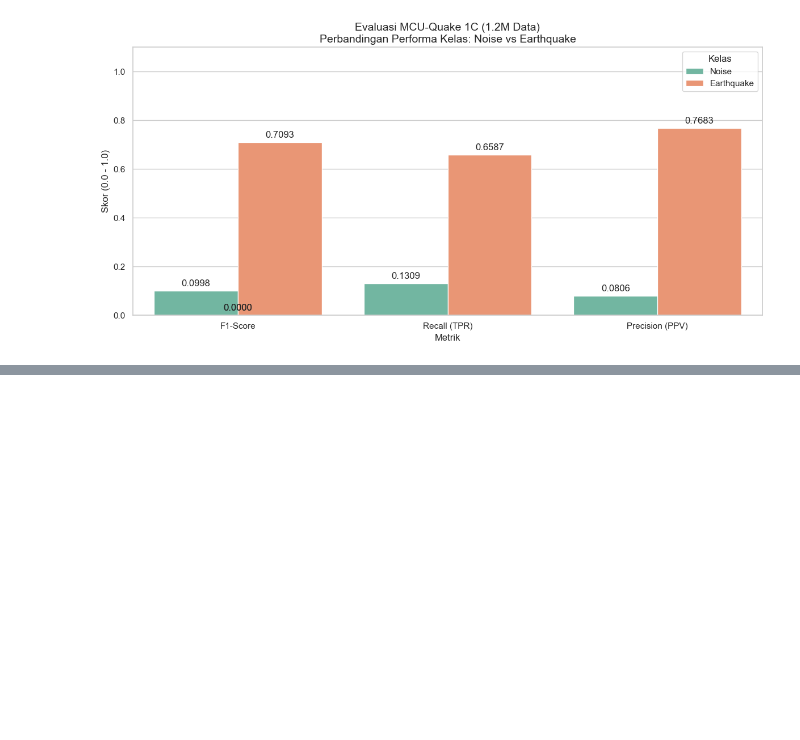
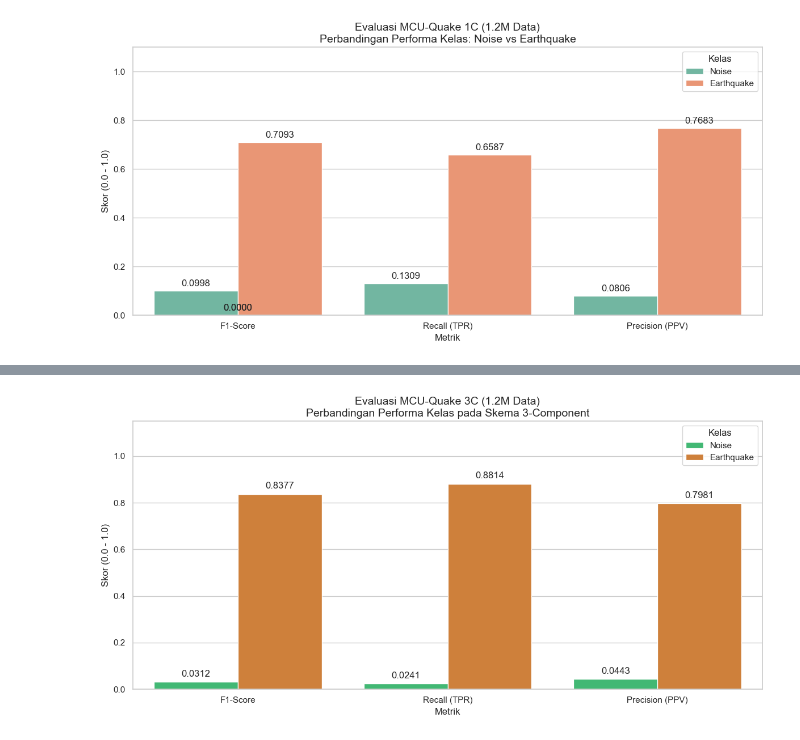
Before and after one commit to verykurniabakti/seismiccode, a Jupyter notebook: mcu_quake/code_gen_trying/cek_ricek.ipynb, the cells around one changed output, grey strips where cells are left out. Cells and saved outputs as stored; diff of their text form; code cells hidden in the pictures; blank space fills up the shorter version.

```diff
--- a/mcu_quake/code_gen_trying/cek_ricek.ipynb
+++ b/mcu_quake/code_gen_trying/cek_ricek.ipynb
@@ -527,0 +661,63 @@ visualisasi_performa_per_kelas(path_1c, judul="Evaluasi MCU-Quake 1C (1.2M Data)
+# %%
+import pandas as pd
+import seaborn as sns
+import matplotlib.pyplot as plt
+import json
+import os
+
+def visualisasi_performa_3c(path_json, judul="Analisis Performa 3C"):
+    # 1. Membaca file JSON dari SSD Eksternal
+    if not os.path.exists(path_json):
+        print(f"File tidak ditemukan: {path_json}")
+        return
+
+    with open(path_json, 'r') as f:
+        data = json.load(f)
+
+    # 2. Mengambil metrik (Indeks 0: Noise, Indeks 1: Earthquake)
+    try:
+        metrics_data = {
+            "Metrik": ["F1-Score", "F1-Score", "Recall (TPR)", "Recall (TPR)", "Precision (PPV)", "Precision (PPV)"],
+            "Kelas": ["Noise", "Earthquake", "Noise", "Earthquake", "Noise", "Earthquake"],
+            "Nilai": [
+                data["F1-score"][0], data["F1-score"][1],
+                data["True positive rate"][0], data["True positive rate"][1],
+                data["Positive predictive value"][0], data["Positive predictive value"][1]
+            ]
+        }
+    except KeyError as e:
+        print(f"Kesalahan: Kunci {e} tidak ditemukan dalam JSON. Pastikan ini adalah file hasil benchmark.")
+        return
+
+    df = pd.DataFrame(metrics_data)
+
+    # 3. Plotting menggunakan Seaborn
+    plt.figure(figsize=(12, 6))
+    sns.set_theme(style="whitegrid")
+
+    # Warna: Hijau Muda untuk Noise dan Oranye untuk Earthquake
+    palette_colors = {"Noise": "#2ecc71", "Earthquake": "#e67e22"}
+    ax = sns.barplot(data=df, x="Metrik", y="Nilai", hue="Kelas", palette=palette_colors)
+
+    plt.title(f"{judul}\nPerbandingan Performa Kelas pada Skema 3-Component", fontsize=14)
+    plt.ylim(0, 1.15) # Memberi ruang untuk label angka
+    plt.ylabel("Skor (0.0 - 1.0)")
+
+    # Menambahkan label angka presisi 4 desimal di atas setiap batang
+    for p in ax.patches:
+        height = p.get_height()
+        if height > 0:
+            ax.annotate(format(height, '.4f'),
+                        (p.get_x() + p.get_width() / 2., height),
+                        ha = 'center', va = 'center',
+                        xytext = (0, 10), textcoords = 'offset points')
+
+    plt.tight_layout()
+    plt.show()
+
+# --- EKSEKUSI ---
+# Pastikan path ini sesuai dengan file FINAL 3C di SSD Bapak
+path_3c = '/Volumes/Extreme SSD/mcu_quake_bis_stead_output_3c/FINAL_STEAD_1.2M_3C_20260428_2254.json'
+visualisasi_performa_3c(path_3c, judul="Evaluasi MCU-Quake 3C (1.2M Data)")
+# %% [output]
+[figure, added]
```
Also changed, not shown: parts of 2 cells of this notebook.
